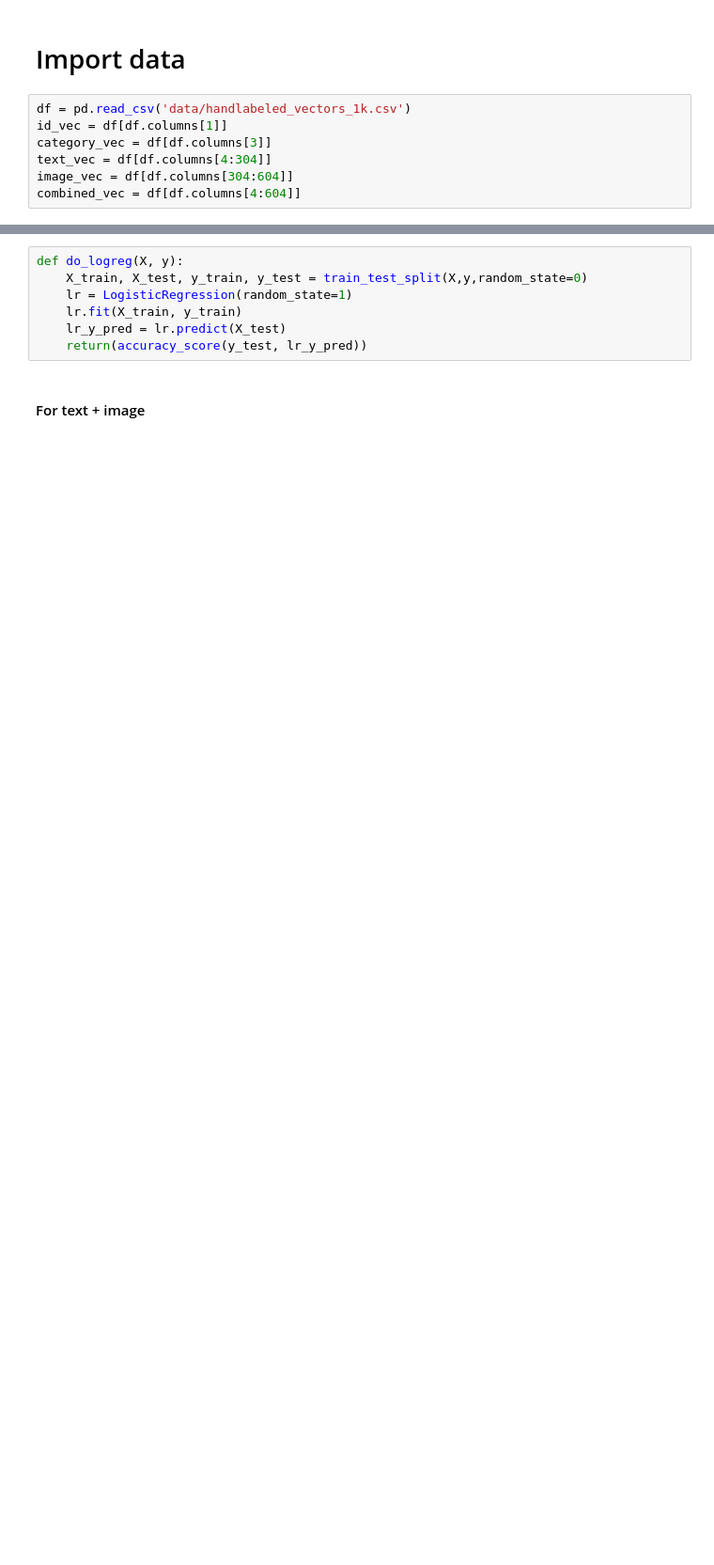
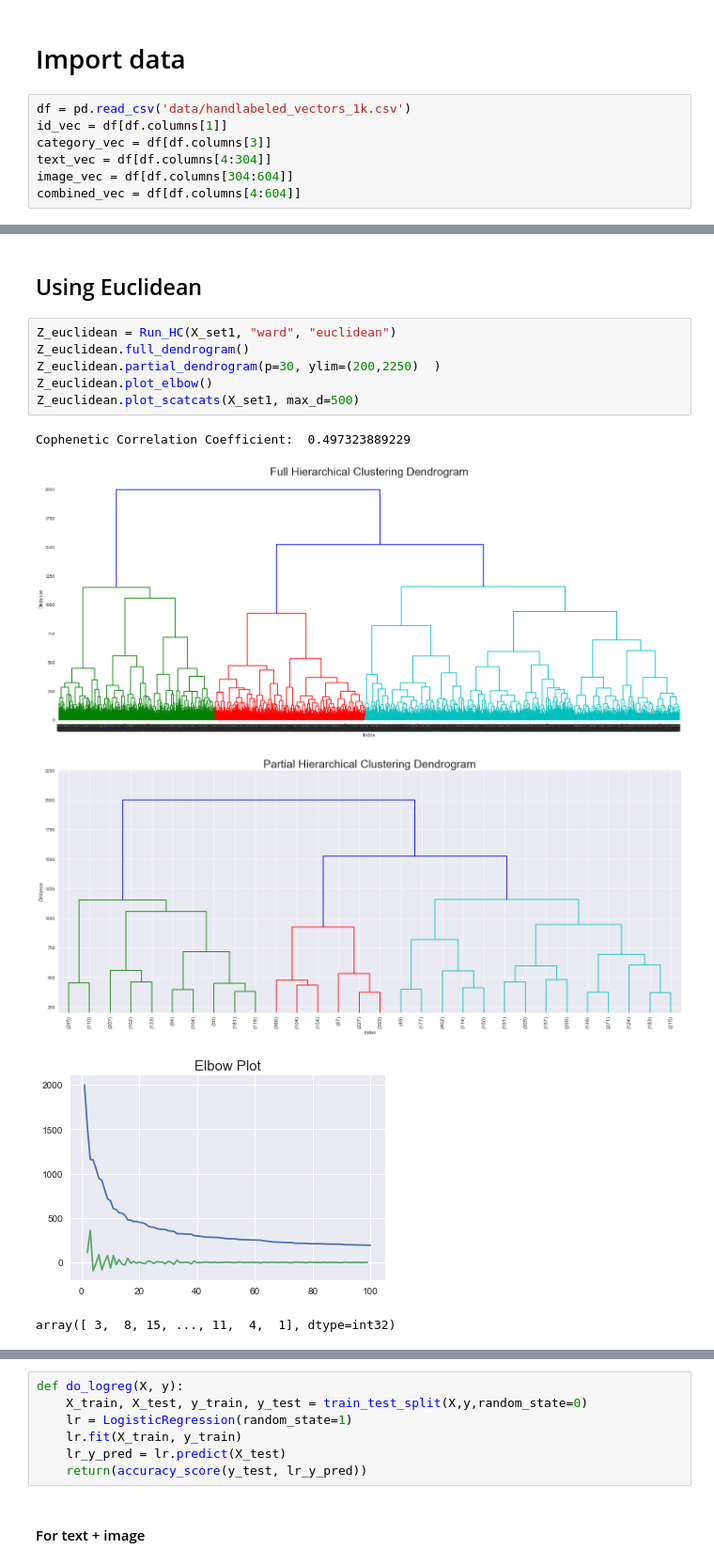
Before and after one commit to janelleszary/intuiShop, a Jupyter notebook: cluster_features.ipynb, the cells around one changed output, grey strips where cells are left out. Shown: that part at 94% size. Saved outputs shown, nothing was run; the diff lists cells and outputs as text; blank space fills up the shorter version.

```diff
--- a/cluster_features.ipynb
+++ b/cluster_features.ipynb
@@ -57,0 +134,14 @@ tx_kmeans_pred = tx_kmeans.labels_
+# %% [markdown]
+## Using Euclidean
+# %%
+Z_euclidean = Run_HC(X_set1, "ward", "euclidean")
+Z_euclidean.full_dendrogram()
+Z_euclidean.partial_dendrogram(p=30, ylim=(200,2250)  )
+Z_euclidean.plot_elbow()
+Z_euclidean.plot_scatcats(X_set1, max_d=500)
+# %% [output]
+Cophenetic Correlation Coefficient:  0.497323889229
+[figure, added]
+[figure, added]
+[figure, added]
+array([ 3,  8, 15, ..., 11,  4,  1], dtype=int32)
```
Also changed, not shown: parts of 40 cells of this notebook, 1 other file.
